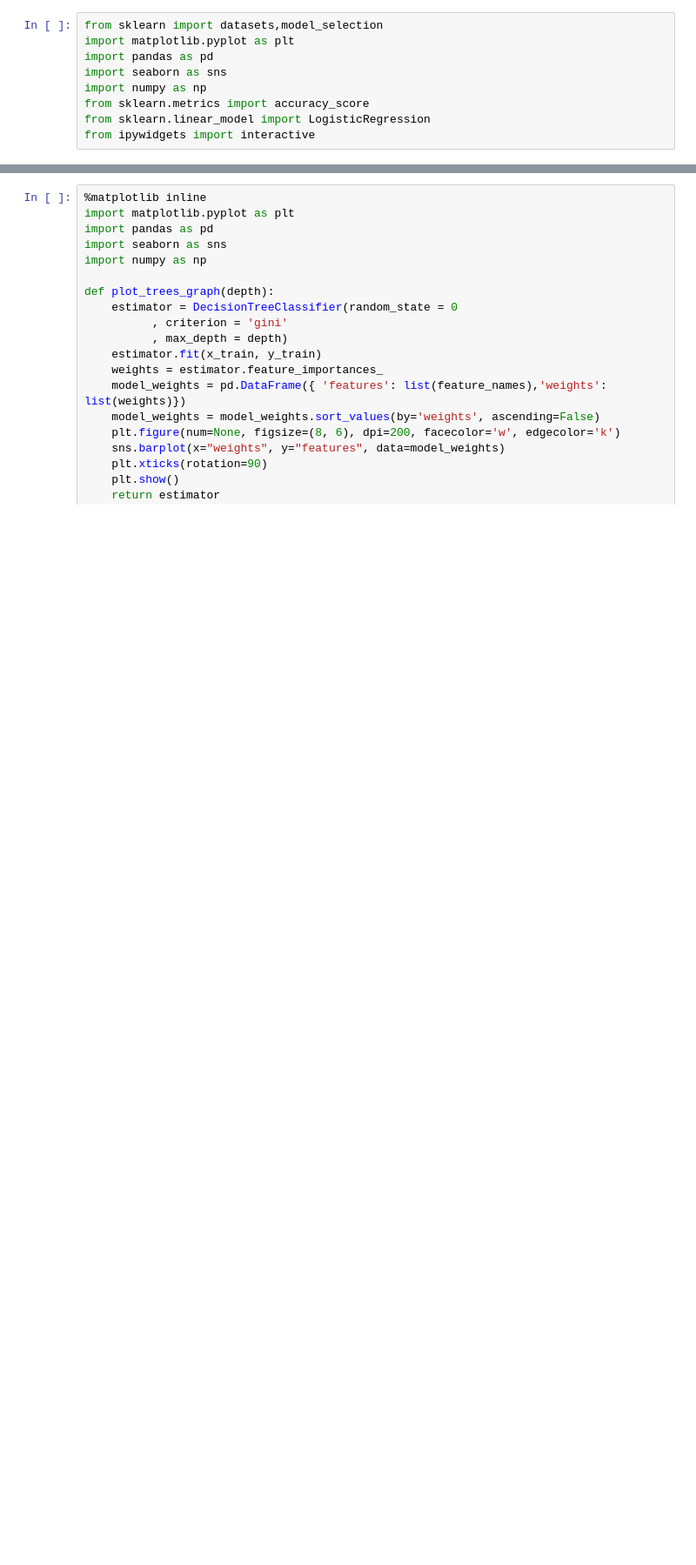
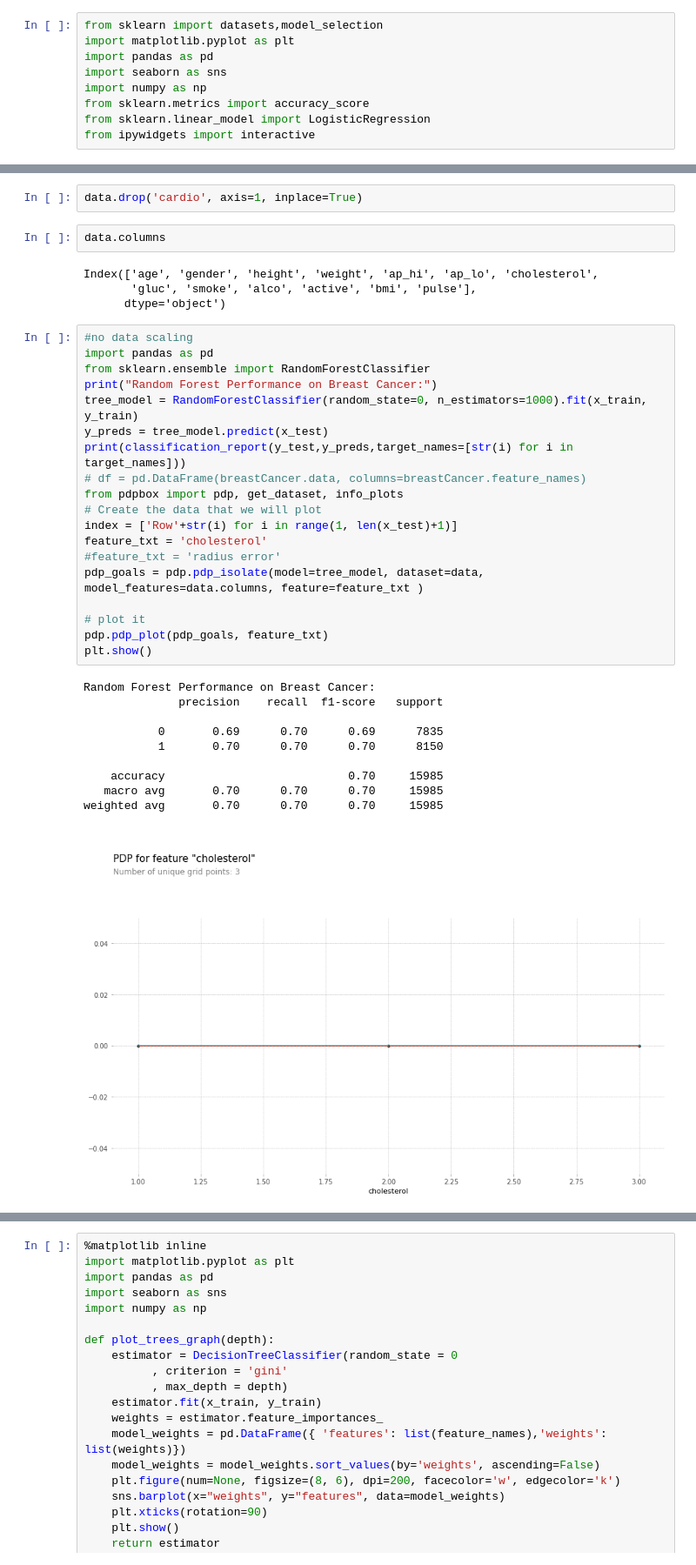
Before and after one commit to LeoVogiatzis/medical_data_analysis, a Jupyter notebook: iml.ipynb, the cells around one changed output, grey strips where cells are left out. Shown at 87% size. Saved outputs shown, nothing was run; the diff lists cells and outputs as text; blank space fills up the shorter version.

```diff
--- a/iml.ipynb
+++ b/iml.ipynb
@@ -157,2 +258,40 @@ shap_plot(0)
 # %% [output]
 NameError: ignored
+# %%
+data.drop('cardio', axis=1, inplace=True)
+# %%
+data.columns
+# %% [output]
+Index(['age', 'gender', 'height', 'weight', 'ap_hi', 'ap_lo', 'cholesterol',
+       'gluc', 'smoke', 'alco', 'active', 'bmi', 'pulse'],
+      dtype='object')
+# %%
+#no data scaling
+import pandas as pd
+from sklearn.ensemble import RandomForestClassifier
+print("Random Forest Performance on Breast Cancer:")
+tree_model = RandomForestClassifier(random_state=0, n_estimators=1000).fit(x_train, y_train)
+y_preds = tree_model.predict(x_test)
+print(classification_report(y_test,y_preds,target_names=[str(i) for i in target_names]))
+# df = pd.DataFrame(breastCancer.data, columns=breastCancer.feature_names)
+from pdpbox import pdp, get_dataset, info_plots
+# Create the data that we will plot
+index = ['Row'+str(i) for i in range(1, len(x_test)+1)]
+feature_txt = 'cholesterol'
+#feature_txt = 'radius error'
+pdp_goals = pdp.pdp_isolate(model=tree_model, dataset=data, model_features=data.columns, feature=feature_txt )
+
+# plot it
+pdp.pdp_plot(pdp_goals, feature_txt)
+plt.show()
+# %% [output]
+Random Forest Performance on Breast Cancer:
+              precision    recall  f1-score   support
+
+           0       0.69      0.70      0.69      7835
+           1       0.70      0.70      0.70      8150
+
+    accuracy                           0.70     15985
+   macro avg       0.70      0.70      0.70     15985
+weighted avg       0.70      0.70      0.70     15985
+[figure, added]
```
Also changed, not shown: parts of 26 cells of this notebook.
